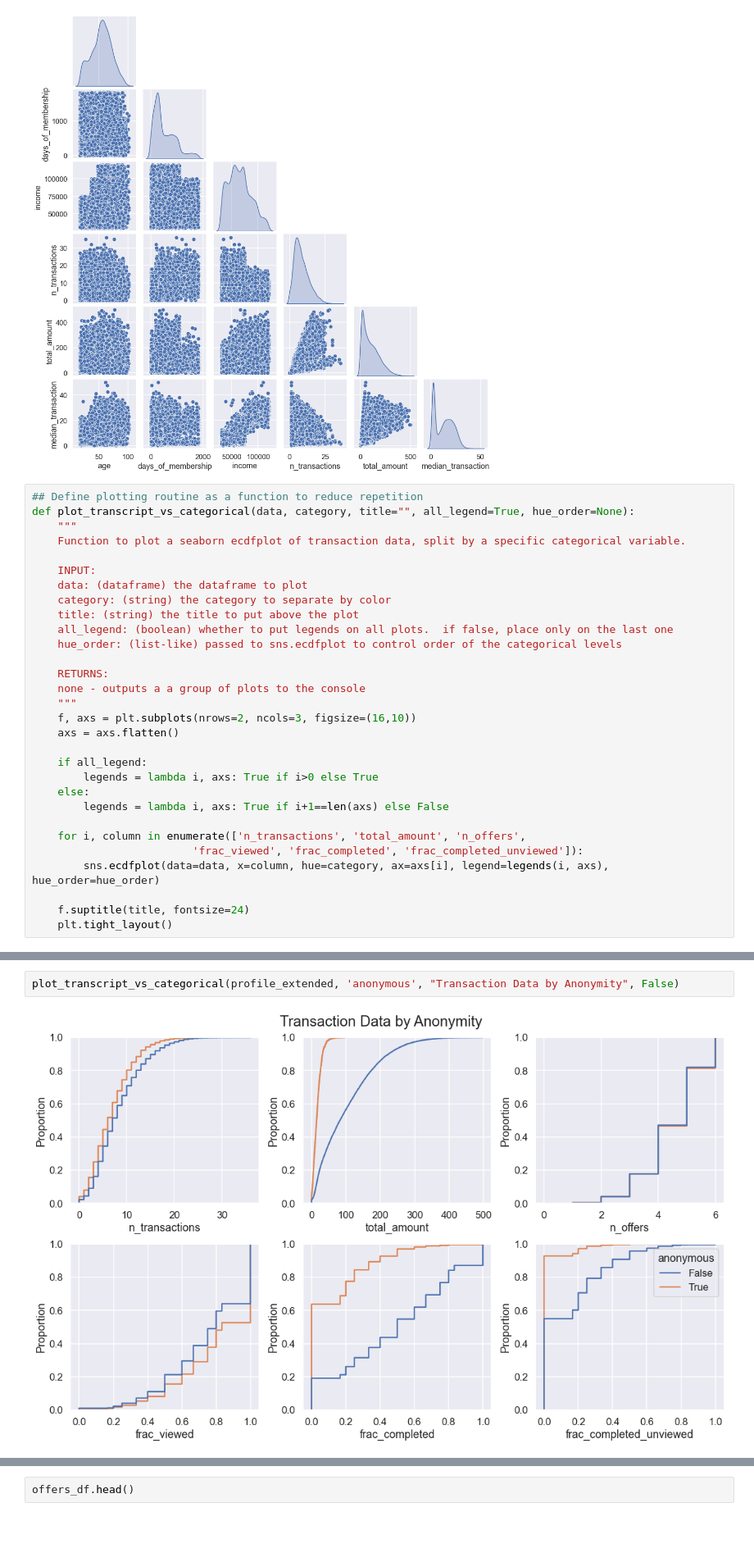
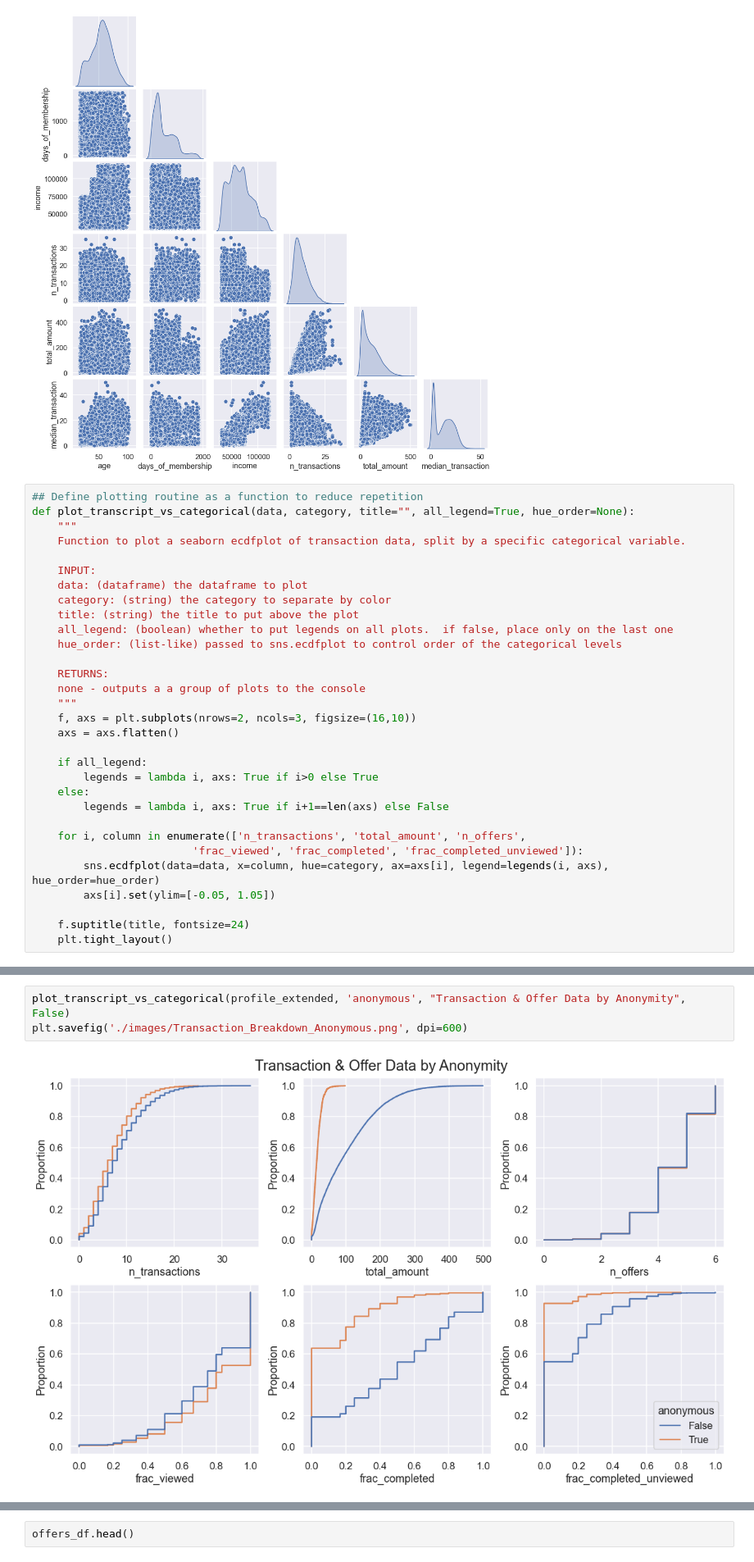
Before and after one commit to chapman-mcd/Starbucks_Sandbox, a Jupyter notebook: Starbucks_Sandbox.ipynb, the cells around one changed output, grey strips where cells are left out. Shown at 82% size. Drawn from its saved outputs; the diff is of its cells as text; blank space fills up the shorter version.

Commit message:
Added visualizations and updated link in notebook

```diff
--- a/Starbucks_Sandbox.ipynb
+++ b/Starbucks_Sandbox.ipynb
@@ -1094,6 +1094,7 @@ def plot_transcript_vs_categorical(data, category, title="", all_legend=True, hu
     for i, column in enumerate(['n_transactions', 'total_amount', 'n_offers',
                          'frac_viewed', 'frac_completed', 'frac_completed_unviewed']):
         sns.ecdfplot(data=data, x=column, hue=category, ax=axs[i], legend=legends(i, axs), hue_order=hue_order)
+        axs[i].set(ylim=[-0.05, 1.05])
 
     f.suptitle(title, fontsize=24)
     plt.tight_layout()
@@ -1104,7 +1105,8 @@ def plot_transcript_vs_categorical(data, category, title="", all_legend=True, hu
 # %%
-plot_transcript_vs_categorical(profile_extended, 'anonymous', "Transaction Data by Anonymity", False)
+plot_transcript_vs_categorical(profile_extended, 'anonymous', "Transaction & Offer Data by Anonymity", False)
+plt.savefig('./images/Transaction_Breakdown_Anonymous.png', dpi=600)
 # %% [output]
-[figure, old version]
+[figure, new version]
 # %%
 profile_extended.loc[~profile_extended.anonymous,'income_binned'] = \
                 pd.qcut(profile_extended[~profile_extended.anonymous].income / 1000, 5)
```
Also changed, not shown: parts of 18 cells of this notebook, 7 other files.
